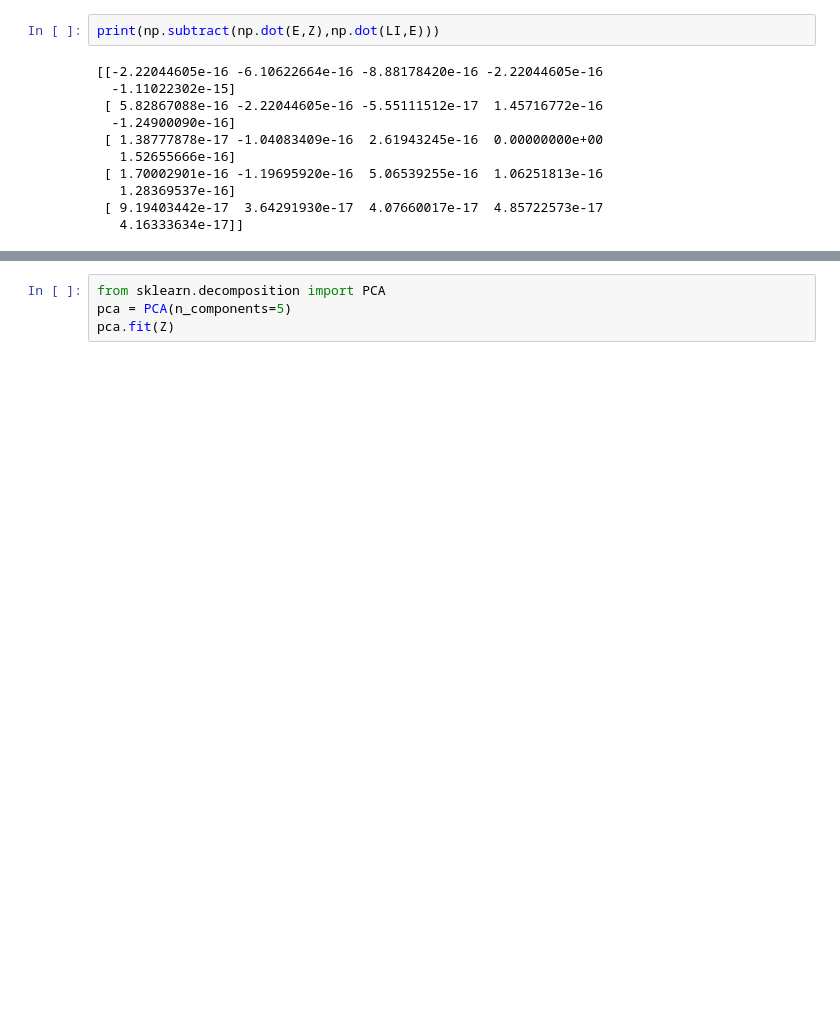
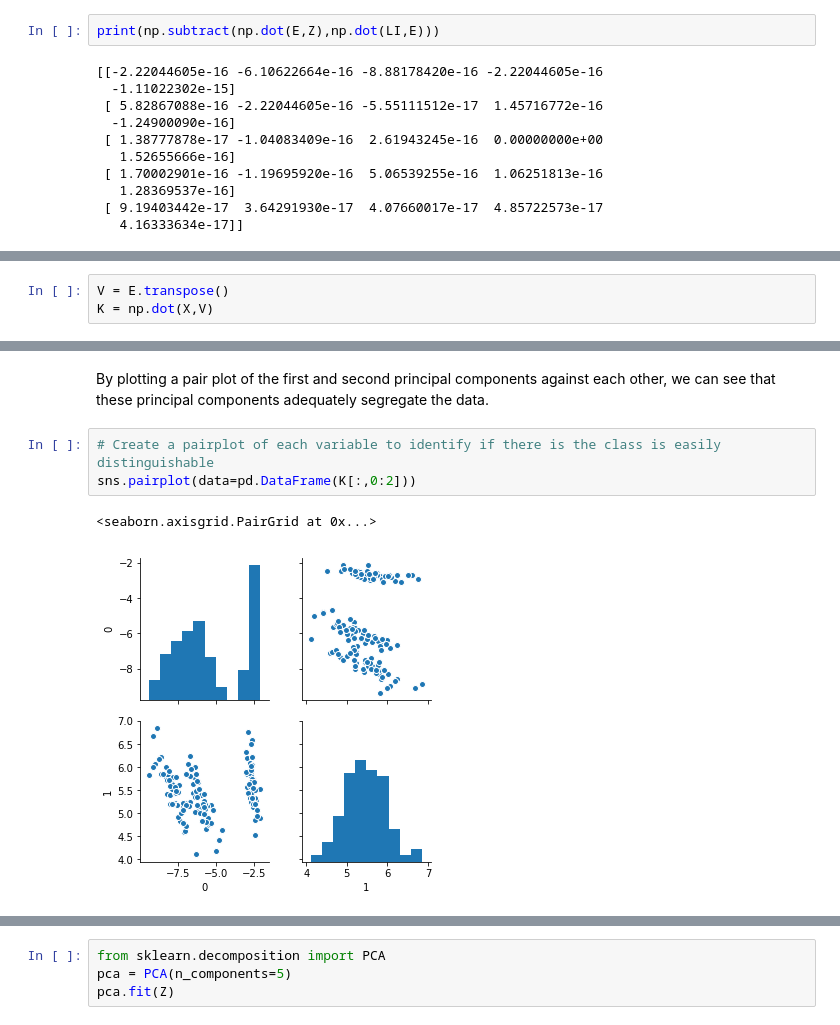
Before and after one commit to TanselArif-21/PrincipalComponentAnalysis, a Jupyter notebook: PCA1.ipynb, the cells around one changed output, grey strips where cells are left out. Saved outputs shown, nothing was run; the diff lists cells and outputs as text; blank space fills up the shorter version.

Commit message:
Completing the principal component analysis using the Covariance Matrix

```diff
--- a/PCA1.ipynb
+++ b/PCA1.ipynb
@@ -435,0 +444,3 @@ $$P_5 = \alpha_51 X_1 + \alpha_52 X_2 + \alpha_53 X_3 + \alpha_54 X_4 + \alpha_5
+# %%
+V = E.transpose()
+K = np.dot(X,V)
@@ -435,0 +468,8 @@ $$P_5 = \alpha_51 X_1 + \alpha_52 X_2 + \alpha_53 X_3 + \alpha_54 X_4 + \alpha_5
+# %% [markdown]
+By plotting a pair plot of the first and second principal components against each other, we can see that these principal components adequately segregate the data.
+# %%
+# Create a pairplot of each variable to identify if there is the class is easily distinguishable
+sns.pairplot(data=pd.DataFrame(K[:,0:2]))
+# %% [output]
+<seaborn.axisgrid.PairGrid at 0x...>
+[figure, added]
```
Also changed, not shown: parts of 7 cells of this notebook, 7 other files.
